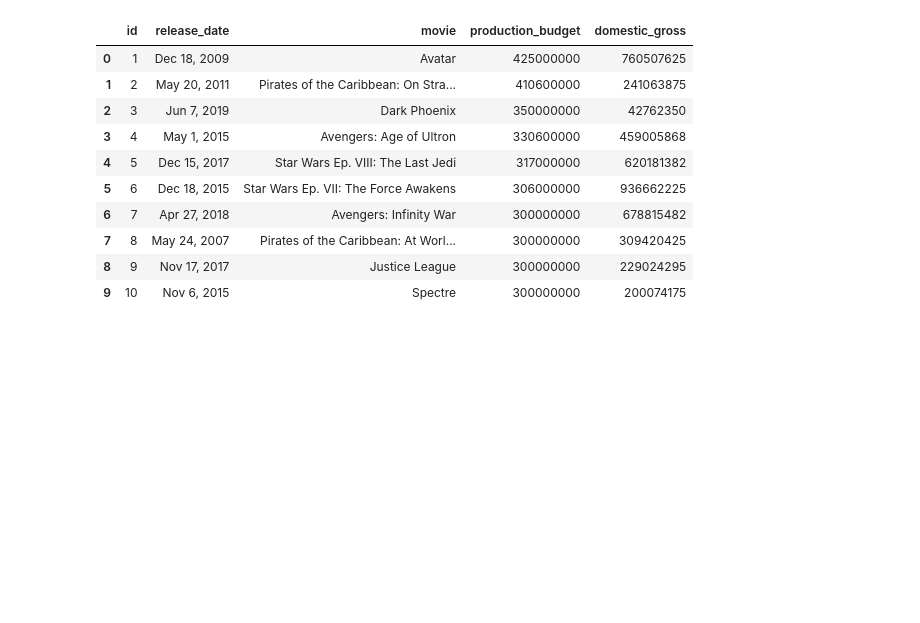
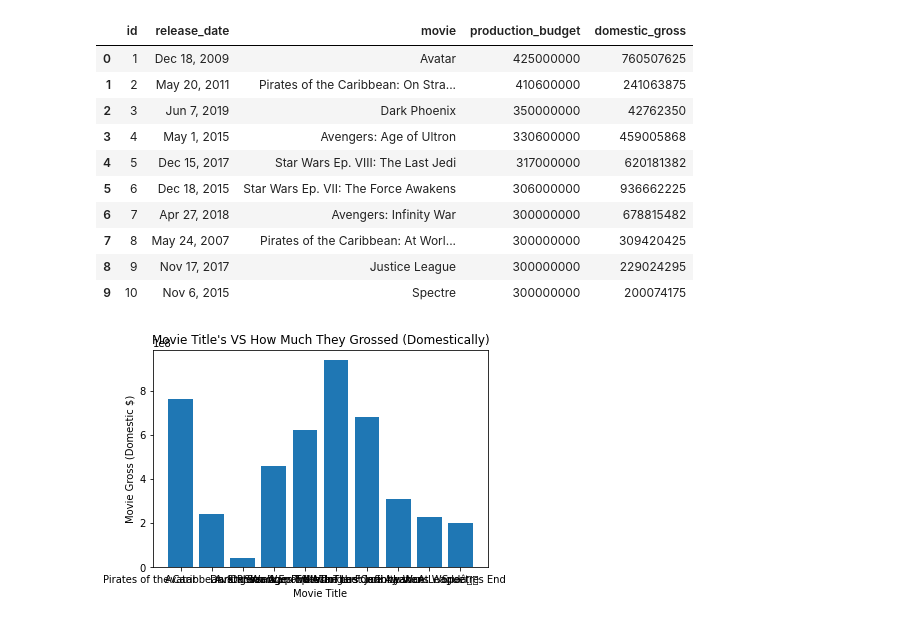
Before and after one commit to kyongminso/phase_1_project, a Jupyter notebook: Jawwad Data Cleaned.ipynb, the cells around one changed output. Cells and saved outputs as stored; diff of their text form; code cells hidden in the pictures; blank space fills up the shorter version.

```diff
--- a/Jawwad Data Cleaned.ipynb
+++ b/Jawwad Data Cleaned.ipynb
@@ -242,5 +243,17 @@ df_tn_movie_budgets_domgross.head(10)
 | 7 | 8 | May 24, 2007 | Pirates of the Caribbean: At Worl... | 300000000 | 309420425 |
 | 8 | 9 | Nov 17, 2017 | Justice League | 300000000 | 229024295 |
 | 9 | 10 | Nov 6, 2015 | Spectre | 300000000 | 200074175 |
+# %%
+df_tn_movie_budgets_head = df_tn_movie_budgets_domgross.head(10)
 # %%
 ## use the time method to parse through the above data
+# %%
+fig, ax = plt.subplots()
+
+ax.bar(df_tn_movie_budgets_head['movie'], df_tn_movie_budgets_head['domestic_gross'])
+
+plt.title("Movie Title's VS How Much They Grossed (Domestically)")
+plt.xlabel("Movie Title")
+plt.ylabel("Movie Gross (Domestic $)");
+# %% [output]
+[figure, added]
```
Also changed, not shown: parts of 10 cells of this notebook.
